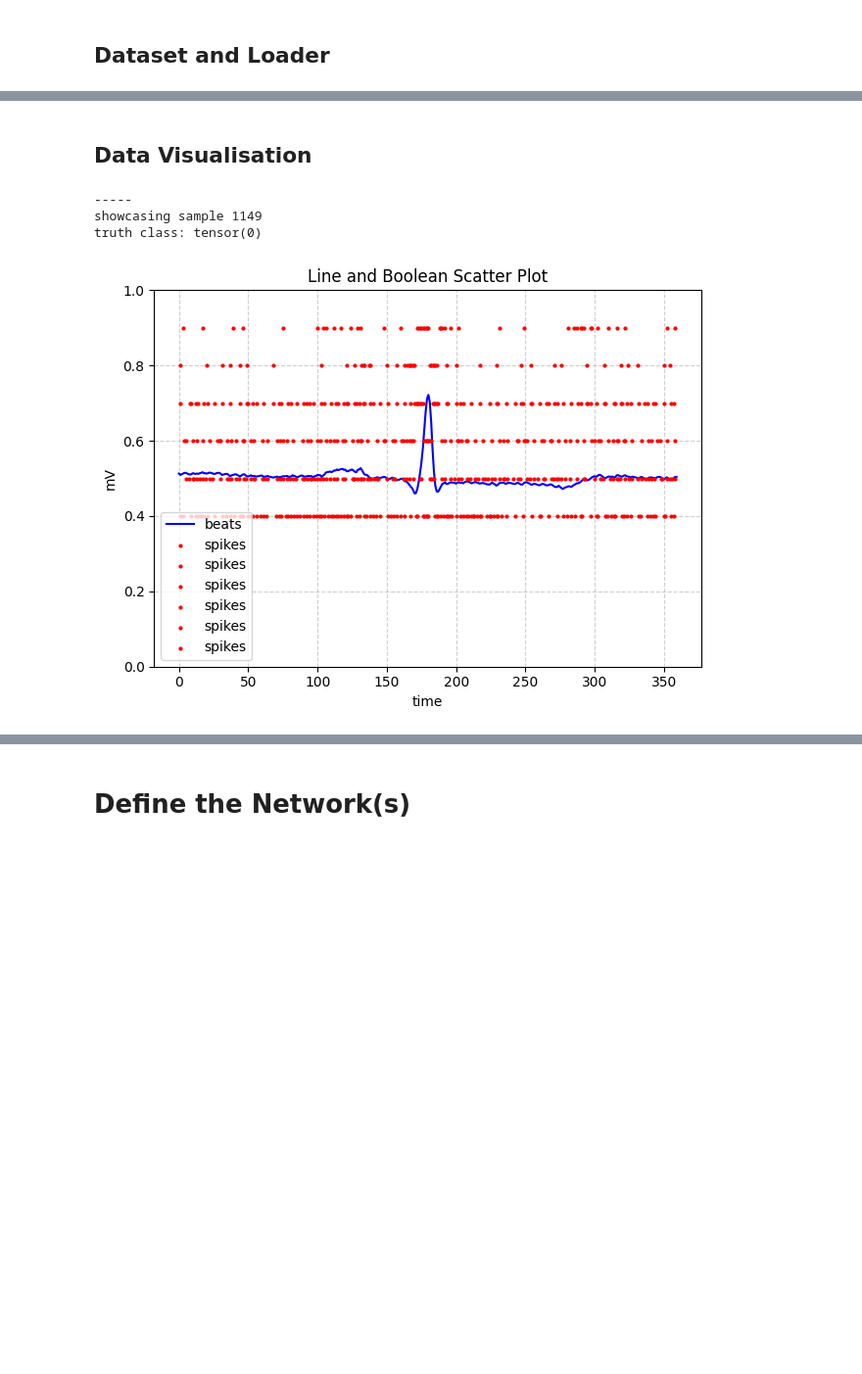
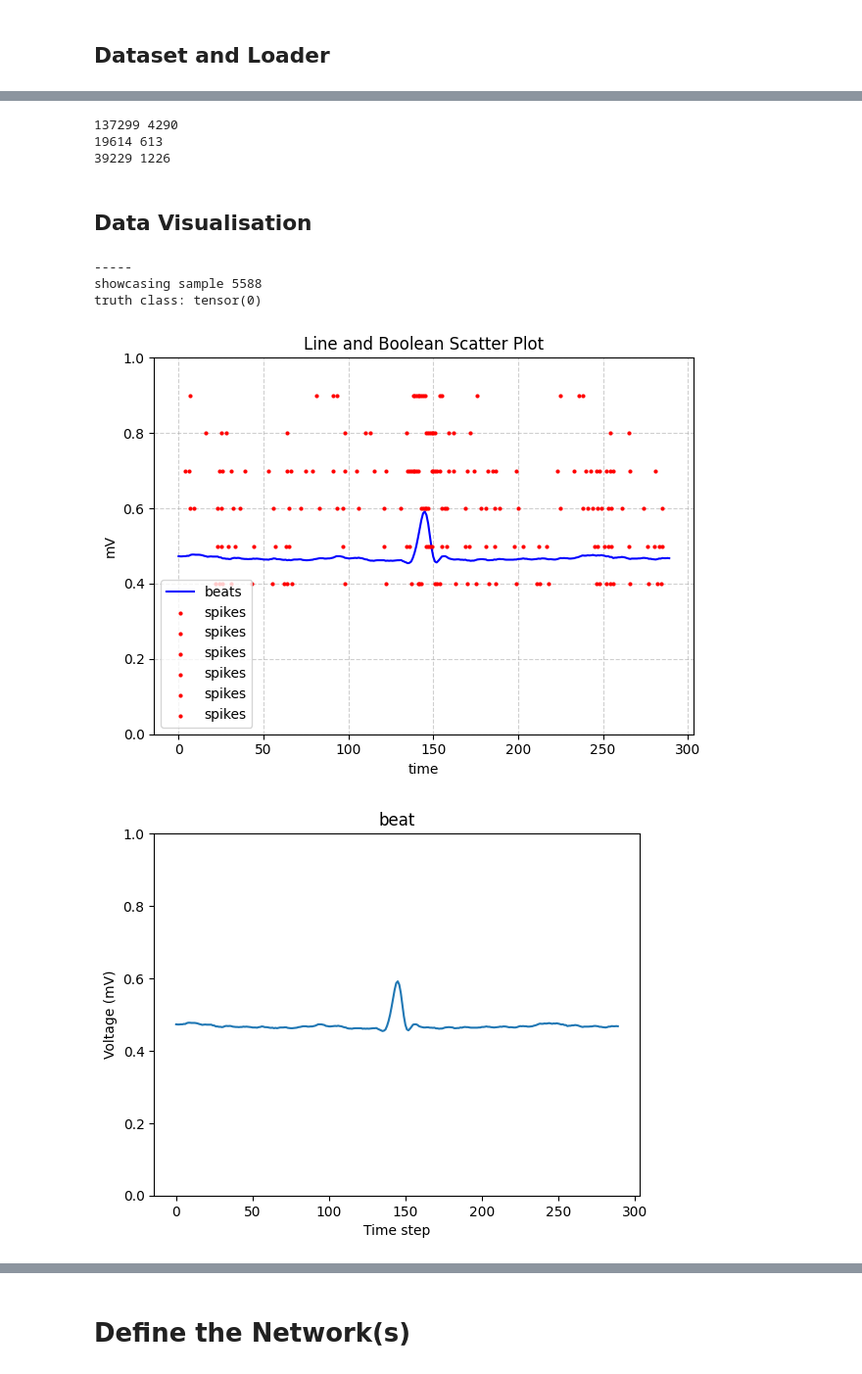
Before and after one commit to luke-li-2003/snnHeart, a Jupyter notebook: snnHeart.ipynb, the cells around one changed output, grey strips where cells are left out. Shown at 98% size. Drawn from its saved outputs; the diff is of its cells as text; code cells hidden in the pictures; blank space fills up the shorter version.

```diff
--- a/snnHeart.ipynb
+++ b/snnHeart.ipynb
@@ -119,6 +128,8 @@ beats = []
 labelChars = [] # label still in strings
 for i in range(numRec):
     for pos, label in zip(annos[i].sample, annos[i].symbol):
+        if (label not in labelMap.keys()):
+            continue
         winMin = pos - windowSize//2
         winMax = pos + windowSize//2
         if (winMin >=0 and winMax <= len(signals[i])): # this will sacrifice some signals
@@ -148,0 +146,5 @@ print(set(labels))
+# %%
+
+labels = [labelMap.get(_x, -1) for _x in labelChars]
+
+print(set(labels))
@@ -288,22 +295,22 @@ def normalize(tensor):
 # %%
 class Spike_Dataset(Dataset):
-    def __init__(self, beatsT, labelsT, deltaThr1, deltaThr2, t=torch.float32):
+    def __init__(self, beatsT, labelsT, deltaThr1, deltaThr2,
+                 t=torch.float32):
         self.labels = torch.tensor(labelsT, dtype=torch.long)
 
-
         data = torch.tensor(beatsT)
-        data = normalize(data)
-        self.beats = data
+        self.beats = normalize(data)
         data = (data.unsqueeze(0)).permute(2, 1, 0)
 
-        spikeData0 = delta_alt(data, deltaThr1, True)
+        d = normalize(data)
+        ddt = normalize(dvdt(data))
+        ddt2 = normalize(dvdt(dvdt(data)))
 
-        ddt = normalize(dvdt(data))
+        spikeData0 = delta_alt(d, deltaThr1, True)
         spikeData1 = delta_alt(ddt, deltaThr2, True)
-
-        ddt2 = normalize(dvdt(dvdt(data)))
         spikeData2 = delta_alt(ddt2, deltaThr2, True)
-        spikeData = torch.cat((spikeData0, spikeData1, spikeData2), dim=2)
+        spikeData = torch.cat((spikeData0, spikeData1, spikeData2),
+                              dim=2)
 
         self.spikes = spikeData
 
@@ -317,7 +324,7 @@ class Spike_Dataset(Dataset):
         return self.beats[idx]
 
 
-dataset = Spike_Dataset(aBeats, aLabels, 0.003, 0.006)
+dataset = Spike_Dataset(aBeats, aLabels, 0.003, 0.01)
 dataset.shapes()
 dataset[74][0].size()
 # %% [output]
@@ -338,9 +345,17 @@ train_dataset, valid_dataset, test_dataset = random_split(dataset,
 train_loader = DataLoader(train_dataset, batch_size=batch_size,
                           shuffle=True, drop_last=True)
 valid_loader = DataLoader(valid_dataset, batch_size=batch_size,
-                          shuffle=True, drop_last=True)
-test_loader = DataLoader(test_dataset, batch_size=256,
                           shuffle=False, drop_last=False)
+test_loader = DataLoader(test_dataset, batch_size=batch_size,
+                          shuffle=False, drop_last=False)
+
+print(train_size, len(train_loader))
+print(valid_size, len(valid_loader))
+print(test_size, len(test_loader))
+# %% [output]
+137299 4290
+19614 613
+39229 1226
 # %% [markdown]
 ## Data Visualisation
 # %%
@@ -361,6 +376,7 @@ def plot_beat(data):
     plt.title("beat")
     plt.xlabel("Time step")
     plt.ylabel("Voltage (mV)")
+    plt.ylim(0, 1)
     plt.show()
 
 # accepts 360 beats and 360x6 spike-candidates
@@ -394,16 +410,32 @@ def plot_beat_spikes(beat, spikes):
 # %%
 for i in range(1):
     print("-----")
 
     ri = random.randint(0, len(dataset))
+    ri = 5588
 
     print("showcasing sample", ri)
     print("truth class:", dataset[ri][1])
 
 
     plot_beat_spikes(dataset.getBeat(ri), dataset[ri][0])
+
+
+    data = aBeats
+    data = torch.tensor(data)
+    data = (data.unsqueeze(0)).permute(2, 1, 0)
+
+    d = normalize(data)
+    plot_beat(d[:, ri, 0])
+
+    ddt = normalize(dvdt(data))
+    plot_beat(ddt[:, ri, 0])
+
+    ddt2 = normalize(dvdt(dvdt(data)))
+    plot_beat(ddt2[:, ri, 0])
 # %% [output]
 -----
-showcasing sample 1149
+showcasing sample 5588
 truth class: tensor(0)
-[figure, old version]
+[figure, new version]
+[figure, added]
```
Also changed, not shown: parts of 17 cells of this notebook, 1 other file.
